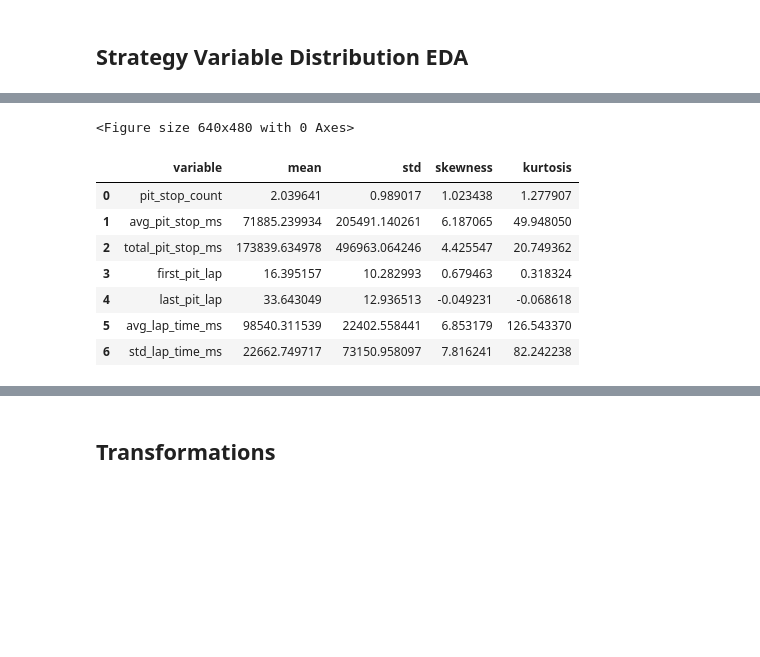
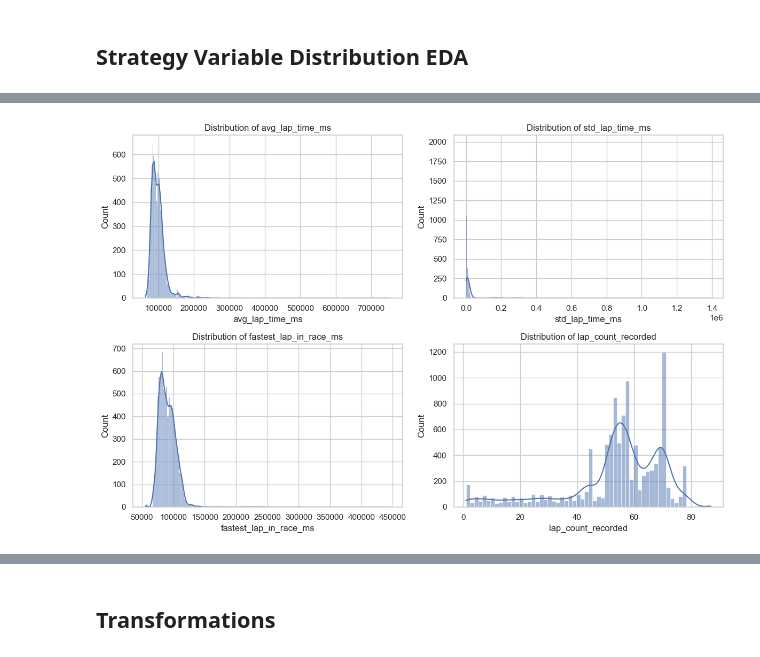
Before and after one commit to blackpaigestone/f1-worldchamp, a Jupyter notebook: 05_distribution_shape_and_dimensionality.ipynb, the cells around one changed output, grey strips where cells are left out. Saved outputs shown, nothing was run; the diff lists cells and outputs as text; code cells hidden in the pictures; blank space fills up the shorter version.

```diff
--- a/05_distribution_shape_and_dimensionality.ipynb
+++ b/05_distribution_shape_and_dimensionality.ipynb
@@ -224,37 +194,22 @@ axes = axes.flatten()
-# %%
-for i, col in enumerate(STRATEGY_VARS):
-    sns.histplot(df_strategy[col].dropna(), kde=True, ax=axes[i])
-    axes[i].set_title(f"Distribution of {col}")
-
-for j in range(i + 1, len(axes)):
-    fig.delaxes(axes[j])
-
-plt.tight_layout()
-plt.show()
-# %% [output]
-<Figure size 640x480 with 0 Axes>
-# %%
-# Shape Summary
-shape_summary_strategy = []
-
-for col in STRATEGY_VARS:
-    series = df_strategy[col].dropna()
-    shape_summary_strategy.append({
-        "variable": col,
-        "mean": series.mean(),
-        "std": series.std(),
-        "skewness": skew(series),
-        "kurtosis": kurtosis(series)
-    })
-
-shape_summary_strategy = pd.DataFrame(shape_summary_strategy)
-shape_summary_strategy
-# %% [output]
-|  | variable | mean | std | skewness | kurtosis |
-| 0 | pit_stop_count | 2.039641 | 0.989017 | 1.023438 | 1.277907 |
-| 1 | avg_pit_stop_ms | 71885.239934 | 205491.140261 | 6.187065 | 49.948050 |
-| 2 | total_pit_stop_ms | 173839.634978 | 496963.064246 | 4.425547 | 20.749362 |
-| 3 | first_pit_lap | 16.395157 | 10.282993 | 0.679463 | 0.318324 |
-| 4 | last_pit_lap | 33.643049 | 12.936513 | -0.049231 | -0.068618 |
-| 5 | avg_lap_time_ms | 98540.311539 | 22402.558441 | 6.853179 | 126.543370 |
-| 6 | std_lap_time_ms | 22662.749717 | 73150.958097 | 7.816241 | 82.242238 |
+# %%
+STRATEGY_VARS_CORE = [
+    "avg_lap_time_ms",
+    "std_lap_time_ms",
+    "fastest_lap_in_race_ms",
+    "lap_count_recorded"
+]
+
+fig, axes = plt.subplots(2, 2, figsize=(12, 8))
+axes = axes.flatten()
+
+for ax, col in zip(axes, STRATEGY_VARS_CORE):
+    series = pd.to_numeric(df_strategy[col], errors="coerce").dropna()
+    sns.histplot(series, kde=True, ax=ax)
+    ax.set_title(f"Distribution of {col}")
+    ax.set_xlabel(col)
+    ax.set_ylabel("Count")
+
+plt.tight_layout()
+plt.show()
+# %% [output]
+[figure, added]
```
Also changed, not shown: parts of 37 cells of this notebook.
